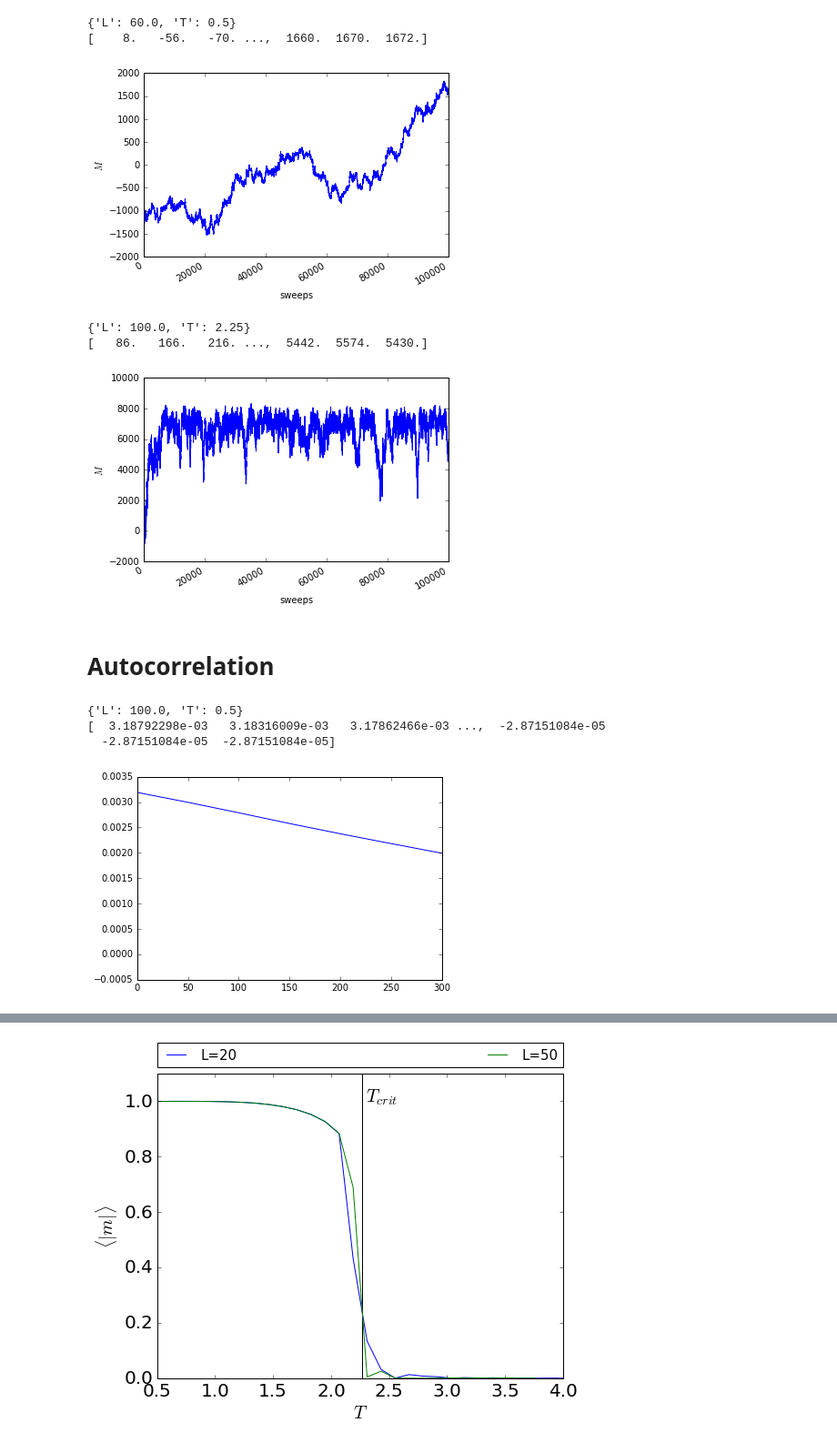
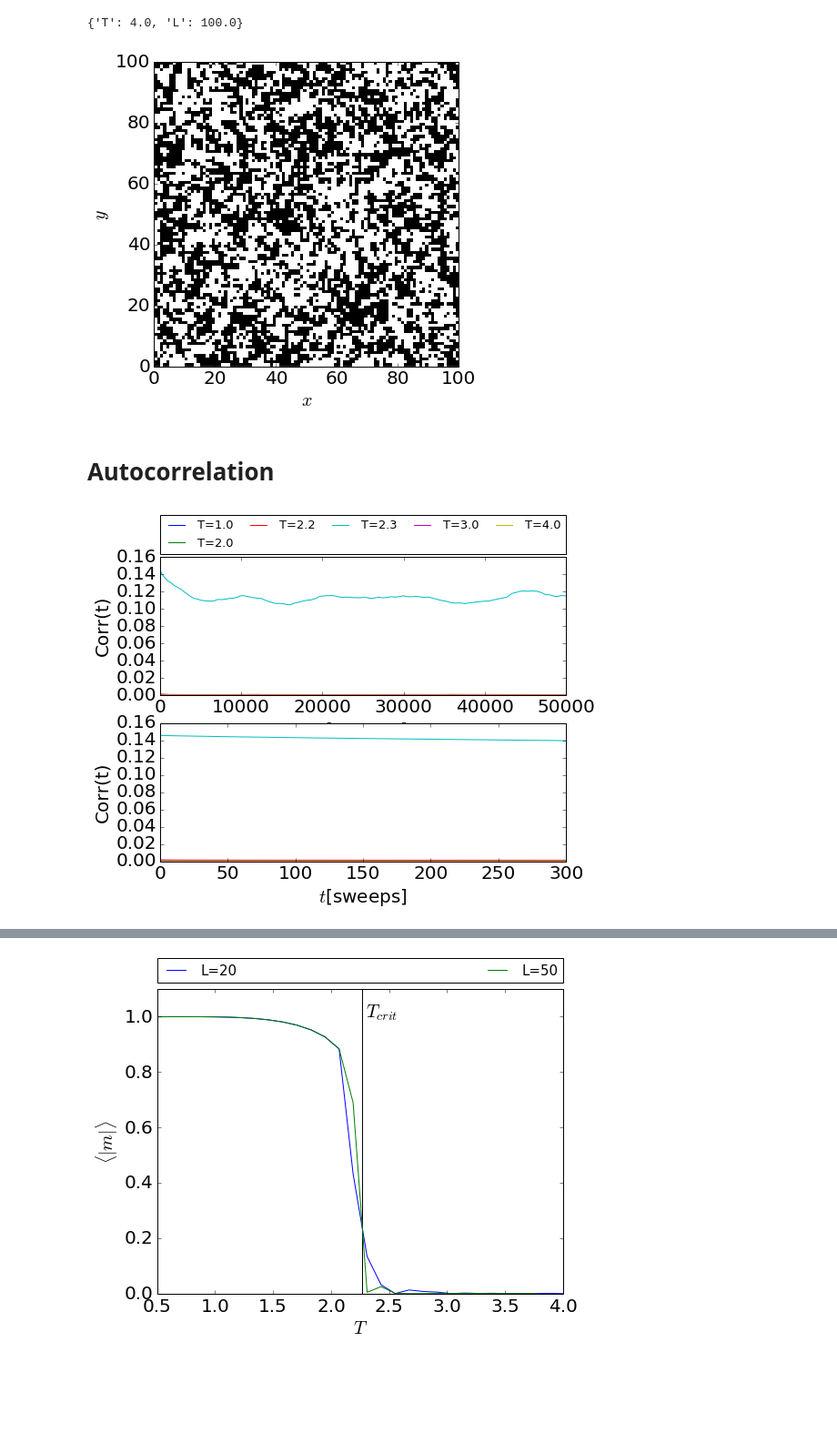
Before and after one commit to boundter/ising, a Jupyter notebook: result/plt/plots.ipynb, the cells around one changed output, grey strips where cells are left out. Shown: that part at 91% size. Drawn from its saved outputs; the diff is of its cells as text; code cells hidden in the pictures; blank space fills up the shorter version.

```diff
--- a/result/plt/plots.ipynb
+++ b/result/plt/plots.ipynb
@@ -34,49 +64,41 @@ def Bootstrap(n, data, func, *args):
 # %%
-header, [t, E, M] = ReadFile(data_dir + "M_60_0.500.dat", 1, " ")
+header, data = ReadFile(data_dir + "snap_100_4.000.dat", 1, " ")
 print(header)
-print(M)
 fig, ax = plt.subplots()
-ax.set_xlabel("sweeps")
-ax.set_ylabel(r"$M$")
-ax.plot(t, M)
-fig.autofmt_xdate()
+ax.set_xlabel(r"$x$")
+ax.set_ylabel(r"$y$")
+cax = ax.imshow(data, extent=(0, 100, 0, 100), interpolation='none',
+                cmap=cm.Greys)
 plt.show()
 # %% [output]
-{'L': 60.0, 'T': 0.5}
-[    8.   -56.   -70. ...,  1660.  1670.  1672.]
+{'T': 4.0, 'L': 100.0}
-[figure, old version]
+[figure, new version]
-# %%
-header, [t, E, M] = ReadFile(data_dir + "M_100_2.250.dat", 1, " ")
-print(header)
-print(M)
-fig, ax = plt.subplots()
-ax.set_xlabel("sweeps")
-ax.set_ylabel(r"$M$")
-ax.plot(t, M)
-fig.autofmt_xdate()
-plt.show()
-# %% [output]
-{'L': 100.0, 'T': 2.25}
-[   86.   166.   216. ...,  5442.  5574.  5430.]
-[figure, removed]
 # %% [markdown]
 # Autocorrelation
 # %%
-header, [t, E, M] = ReadFile(data_dir + "M_100_0.500.dat", 1, " ")
-print(header)
-m = M/(header['L']**2)
-m -= np.mean(m)
-m_hat = np.fft.fft(m)
-m_hat_abs = np.abs(m_hat)**2
-corr = np.fft.ifft(m_hat_abs)
-corr /= M.size
-corr = np.real(corr)
-print(corr[:int(M.size/2)])
-fig, ax = plt.subplots()
-ax.plot(t[:int(M.size/2)], corr[:int(M.size/2)])
+header, data = ReadFile(data_dir + "corr_100.dat", 1, " ")
+data = SplitData(0, data)
+fig, (ax1, ax2) = plt.subplots(2, 1)
+ax1.set_xlabel(r"$t$[sweeps]")
+ax1.set_ylabel(r"Corr(t)")
+ax2.set_xlabel(r"$t$[sweeps]")
+ax2.set_ylabel(r"Corr(t)")
+for element in data:
+    [t, T, M] = element
+    T = T[0]
+    m = M/(header['L']**2)
+    m -= np.mean(m)
+    m = np.abs(m)
+    m_hat = np.fft.fft(m)
+    m_hat_abs = np.abs(m_hat)**2
+    corr = np.fft.ifft(m_hat_abs)
+    corr /= M.size
+    corr = np.real(corr)
+    ax1.plot(t[:int(M.size/2)], corr[:int(M.size/2)], label="T=%.1f" % T)
+    ax2.plot(t[:int(M.size/2)], corr[:int(M.size/2)], label="T=%.1f" % T)
+ax1.legend(bbox_to_anchor=(0., 1.02, 1., .102), loc=3, ncol=5, mode="expand",
+          borderaxespad=0., fontsize="13")
+ax2.set_xlim(0., 300.)
 plt.show()
 # %% [output]
-{'L': 100.0, 'T': 0.5}
-[  3.18792298e-03   3.18316009e-03   3.17862466e-03 ...,  -2.87151084e-05
-  -2.87151084e-05  -2.87151084e-05]
-[figure, old version]
+[figure, new version]
```
Also changed, not shown: parts of 11 cells of this notebook, 3 other files.
